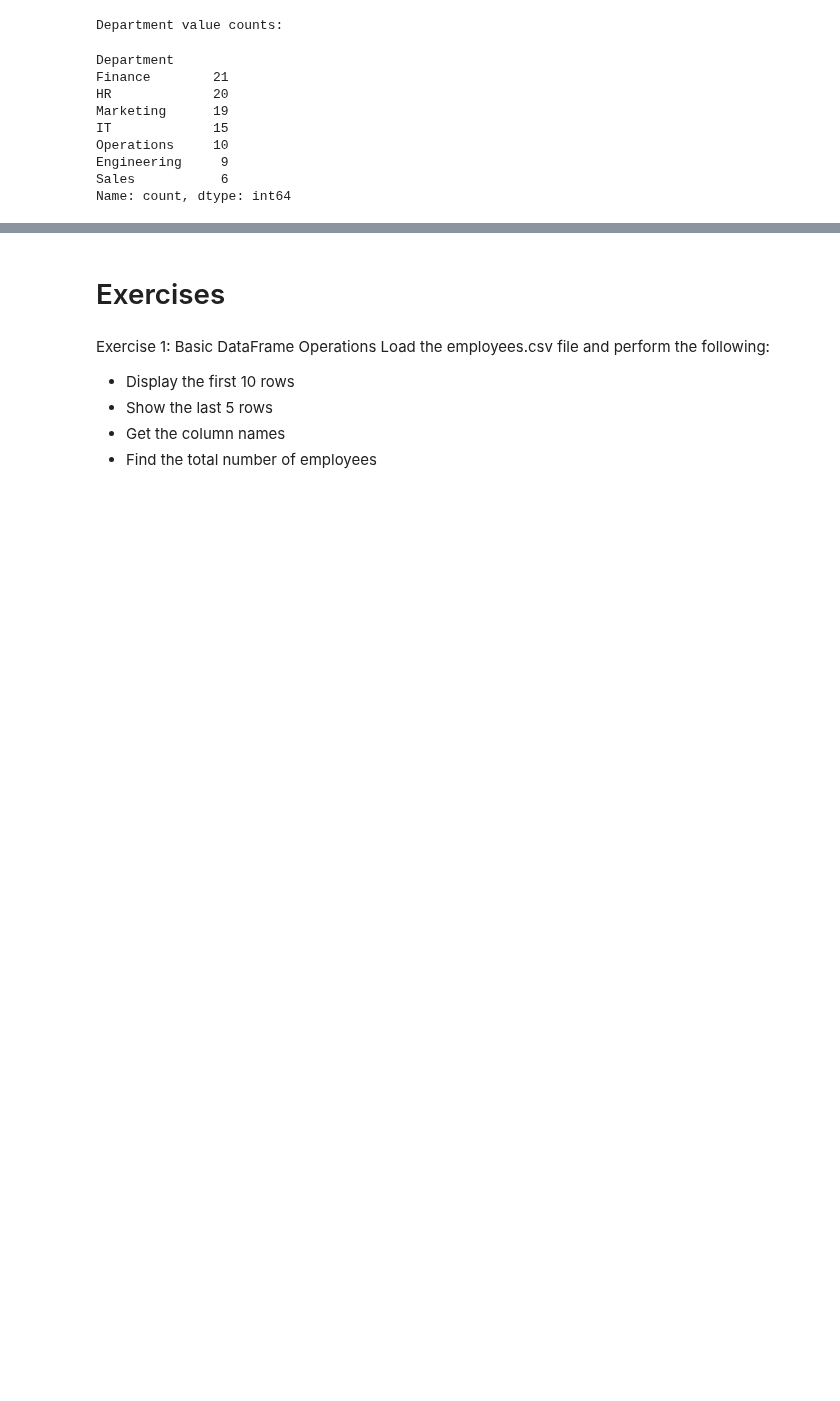
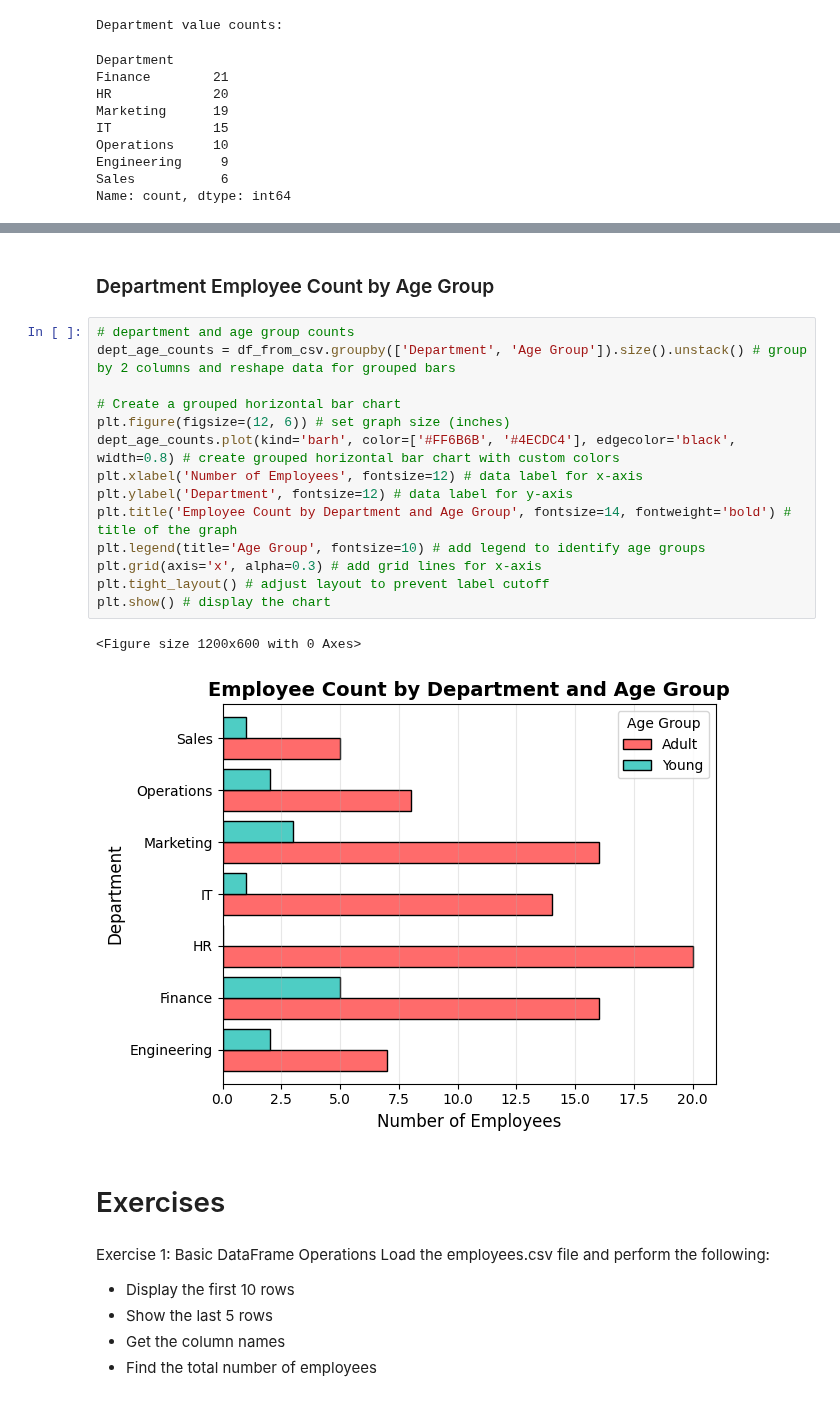
Before and after one commit to stepanogil/cit-data-team-python-training, a Jupyter notebook: 2-pandas.ipynb, the cells around one changed output, grey strips where cells are left out. Saved outputs shown, nothing was run; the diff lists cells and outputs as text; blank space fills up the shorter version.

```diff
--- a/2-pandas.ipynb
+++ b/2-pandas.ipynb
@@ -320,3 +361,22 @@ Name: count, dtype: int64
+# %% [markdown]
+### Department Employee Count by Age Group
+# %%
+# department and age group counts
+dept_age_counts = df_from_csv.groupby(['Department', 'Age Group']).size().unstack() # group by 2 columns and reshape data for grouped bars
+
+# Create a grouped horizontal bar chart
+plt.figure(figsize=(12, 6)) # set graph size (inches)
+dept_age_counts.plot(kind='barh', color=['#FF6B6B', '#4ECDC4'], edgecolor='black', width=0.8) # create grouped horizontal bar chart with custom colors
+plt.xlabel('Number of Employees', fontsize=12) # data label for x-axis
+plt.ylabel('Department', fontsize=12) # data label for y-axis
+plt.title('Employee Count by Department and Age Group', fontsize=14, fontweight='bold') # title of the graph
+plt.legend(title='Age Group', fontsize=10) # add legend to identify age groups
+plt.grid(axis='x', alpha=0.3) # add grid lines for x-axis
+plt.tight_layout() # adjust layout to prevent label cutoff
+plt.show() # display the chart
+# %% [output]
+<Figure size 1200x600 with 0 Axes>
+[figure, added]
 # %% [markdown]
 # Exercises
 # %% [markdown]
```
Also changed, not shown: parts of 5 cells of this notebook, 2 other files.
